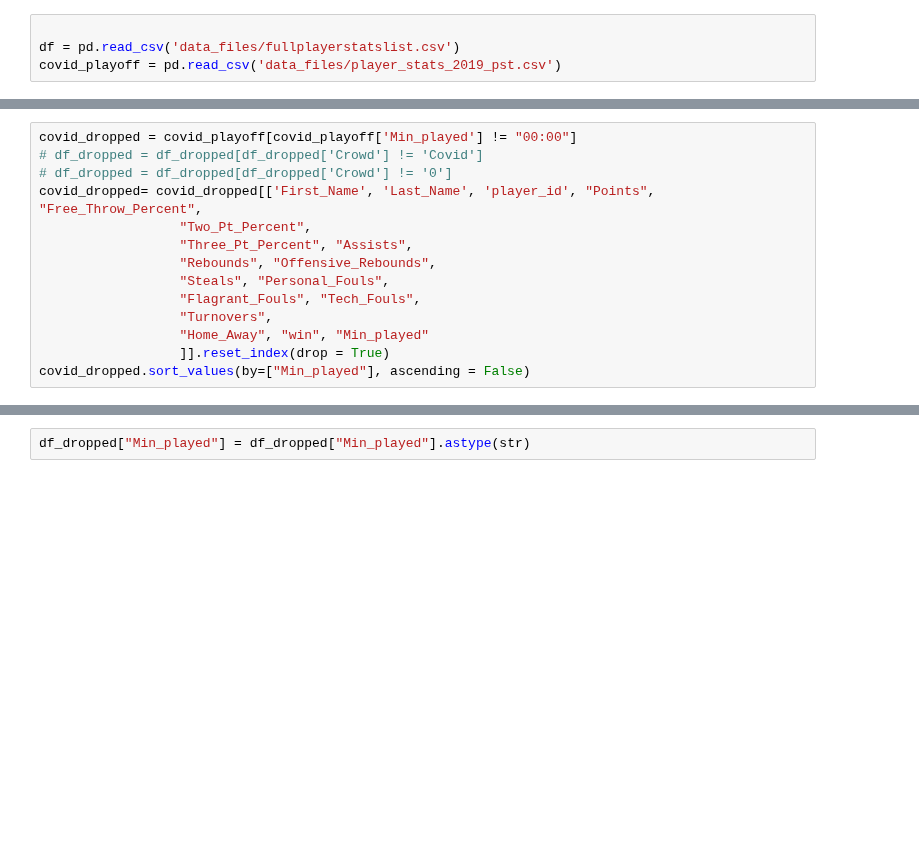
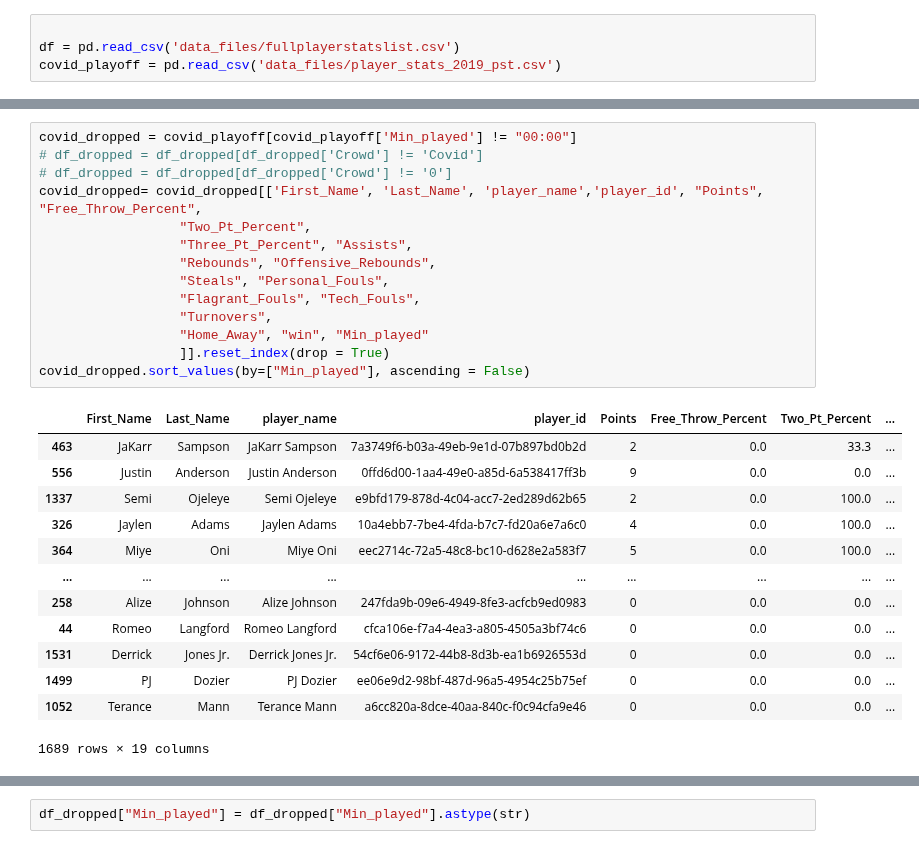
Before and after one commit to tylerspck/Bubble_ball, a Jupyter notebook: Linear_Regression.ipynb, the cells around one changed output, grey strips where cells are left out. Saved outputs shown, nothing was run; the diff lists cells and outputs as text; blank space fills up the shorter version.

```diff
--- a/Linear_Regression.ipynb
+++ b/Linear_Regression.ipynb
@@ -29,17 +61,31 @@ df
 # %%
 covid_dropped = covid_playoff[covid_playoff['Min_played'] != "00:00"]
 # df_dropped = df_dropped[df_dropped['Crowd'] != 'Covid']
 # df_dropped = df_dropped[df_dropped['Crowd'] != '0']
-covid_dropped= covid_dropped[['First_Name', 'Last_Name', 'player_id', "Points", "Free_Throw_Percent",
+covid_dropped= covid_dropped[['First_Name', 'Last_Name', 'player_name','player_id', "Points", "Free_Throw_Percent",
                   "Two_Pt_Percent",
                   "Three_Pt_Percent", "Assists",
                   "Rebounds", "Offensive_Rebounds",
                   "Steals", "Personal_Fouls",
                   "Flagrant_Fouls", "Tech_Fouls",
                   "Turnovers",
                   "Home_Away", "win", "Min_played"
                   ]].reset_index(drop = True)
 covid_dropped.sort_values(by=["Min_played"], ascending = False)
+# %% [output]
+|  | First_Name | Last_Name | player_name | player_id | Points | Free_Throw_Percent | Two_Pt_Percent | ... |
+| 463 | JaKarr | Sampson | JaKarr Sampson | 7a3749f6-b03a-49eb-9e1d-07b897bd0b2d | 2 | 0.0 | 33.3 | ... |
+| 556 | Justin | Anderson | Justin Anderson | 0ffd6d00-1aa4-49e0-a85d-6a538417ff3b | 9 | 0.0 | 0.0 | ... |
+| 1337 | Semi | Ojeleye | Semi Ojeleye | e9bfd179-878d-4c04-acc7-2ed289d62b65 | 2 | 0.0 | 100.0 | ... |
+| 326 | Jaylen | Adams | Jaylen Adams | 10a4ebb7-7be4-4fda-b7c7-fd20a6e7a6c0 | 4 | 0.0 | 100.0 | ... |
+| 364 | Miye | Oni | Miye Oni | eec2714c-72a5-48c8-bc10-d628e2a583f7 | 5 | 0.0 | 100.0 | ... |
+| ... | ... | ... | ... | ... | ... | ... | ... | ... |
+| 258 | Alize | Johnson | Alize Johnson | 247fda9b-09e6-4949-8fe3-acfcb9ed0983 | 0 | 0.0 | 0.0 | ... |
+| 44 | Romeo | Langford | Romeo Langford | cfca106e-f7a4-4ea3-a805-4505a3bf74c6 | 0 | 0.0 | 0.0 | ... |
+| 1531 | Derrick | Jones Jr. | Derrick Jones Jr. | 54cf6e06-9172-44b8-8d3b-ea1b6926553d | 0 | 0.0 | 0.0 | ... |
+| 1499 | PJ | Dozier | PJ Dozier | ee06e9d2-98bf-487d-96a5-4954c25b75ef | 0 | 0.0 | 0.0 | ... |
+| 1052 | Terance | Mann | Terance Mann | a6cc820a-8dce-40aa-840c-f0c94cfa9e46 | 0 | 0.0 | 0.0 | ... |
+1689 rows × 19 columns
 # %%
 #dropping Crowd from df_dropped to check status weight v win & try to tweat training % up from 71
 df_dropped = df[df['Min_played'] != "00:00"]
```
Also changed, not shown: parts of 9 cells of this notebook, 2 other files.
